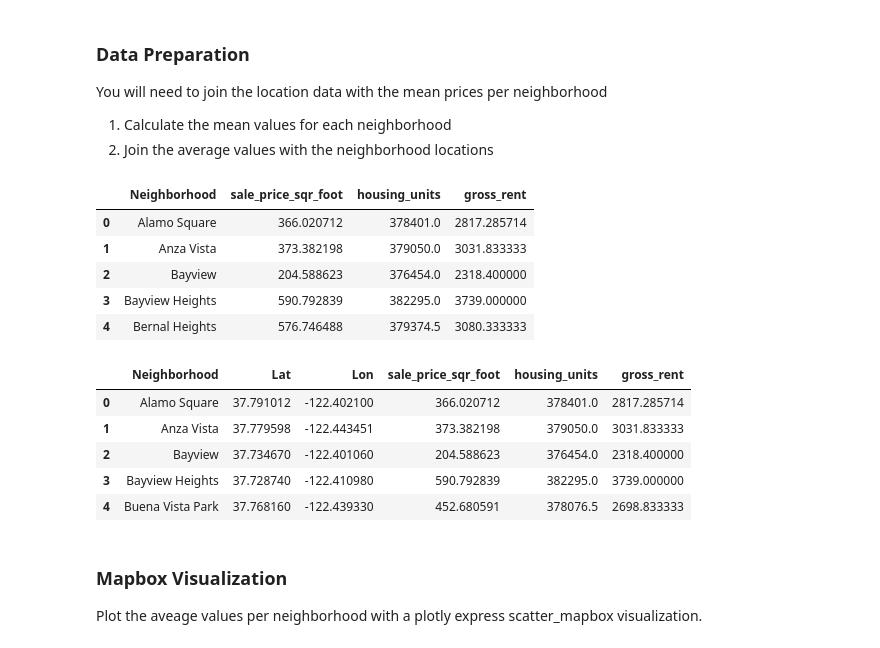
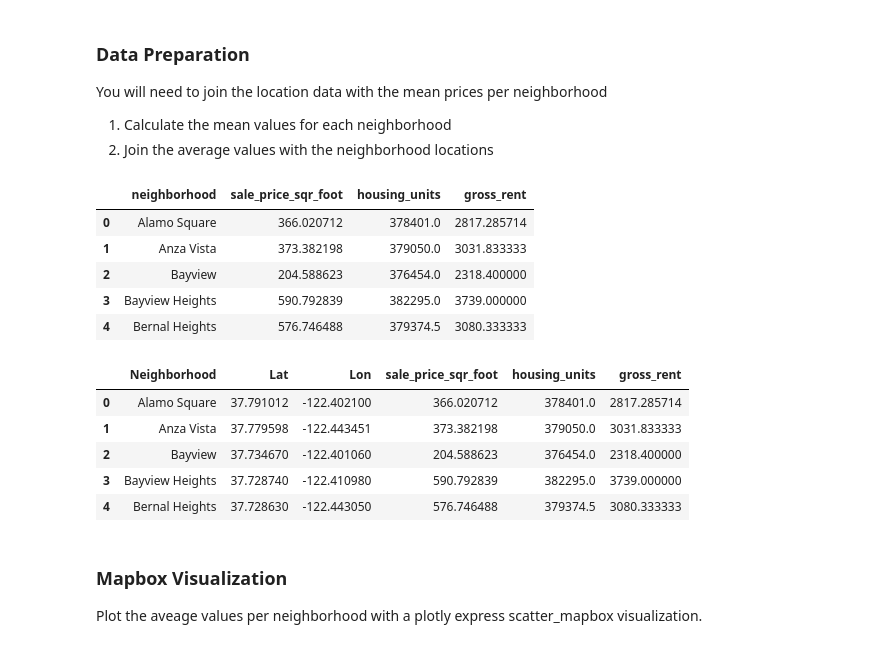
Before and after one commit to brettauc/Pyviz-homework, a Jupyter notebook: Starter_Code/rental_analysis.ipynb, the cells around one changed output. Cells and saved outputs as stored; diff of their text form; code cells hidden in the pictures.

```diff
--- a/Starter_Code/rental_analysis.ipynb
+++ b/Starter_Code/rental_analysis.ipynb
@@ -158,9 +157,8 @@ In this section, you will need to calculate the mean sale price for each neighbo
 # %%
 # Getting the data from the top 10 expensive neighborhoods
 # YOUR CODE HERE!
-neighborhoods_sorted = (sfo_data_reset.groupby(['neighborhood'])['sale_price_sqr_foot'].mean()
-                                .sort_values(ascending=False)
-                       )
-ten_most_expensive_neighborhoods = neighborhoods_sorted[:10]
+avg_price_by_neighborhood = (sfo_data.groupby(['neighborhood']).mean()
+                                .reset_index())
+ten_most_expensive_neighborhoods = avg_price_by_neighborhood.nlargest(10, 'sale_price_sqr_foot')
 ten_most_expensive_neighborhoods
 # %% [output]
@@ -237,8 +236,9 @@ You will need to join the location data with the mean prices per neighborhood
 # %%
 # Calculate the mean values for each neighborhood
 # YOUR CODE HERE!
+avg_price_by_neighborhood.head()
 # %% [output]
-|  | Neighborhood | sale_price_sqr_foot | housing_units | gross_rent |
+|  | neighborhood | sale_price_sqr_foot | housing_units | gross_rent |
 | 0 | Alamo Square | 366.020712 | 378401.0 | 2817.285714 |
 | 1 | Anza Vista | 373.382198 | 379050.0 | 3031.833333 |
 | 2 | Bayview | 204.588623 | 376454.0 | 2318.400000 |
@@ -247,13 +247,18 @@ You will need to join the location data with the mean prices per neighborhood
 # %%
 # Join the average values with the neighborhood locations
 # YOUR CODE HERE!
+neighborhood_location_values = (pd.concat([df_neighborhood_locations, avg_price_by_neighborhood],
+                                axis="columns", join="inner")
+                                .drop(columns='neighborhood')
+                               )
+neighborhood_location_values.head()
 # %% [output]
 |  | Neighborhood | Lat | Lon | sale_price_sqr_foot | housing_units | gross_rent |
 | 0 | Alamo Square | 37.791012 | -122.402100 | 366.020712 | 378401.0 | 2817.285714 |
 | 1 | Anza Vista | 37.779598 | -122.443451 | 373.382198 | 379050.0 | 3031.833333 |
 | 2 | Bayview | 37.734670 | -122.401060 | 204.588623 | 376454.0 | 2318.400000 |
 | 3 | Bayview Heights | 37.728740 | -122.410980 | 590.792839 | 382295.0 | 3739.000000 |
-| 4 | Buena Vista Park | 37.768160 | -122.439330 | 452.680591 | 378076.5 | 2698.833333 |
+| 4 | Bernal Heights | 37.728630 | -122.443050 | 576.746488 | 379374.5 | 3080.333333 |
 # %% [markdown]
 ### Mapbox Visualization
 
```
Also changed, not shown: parts of 9 cells of this notebook.
